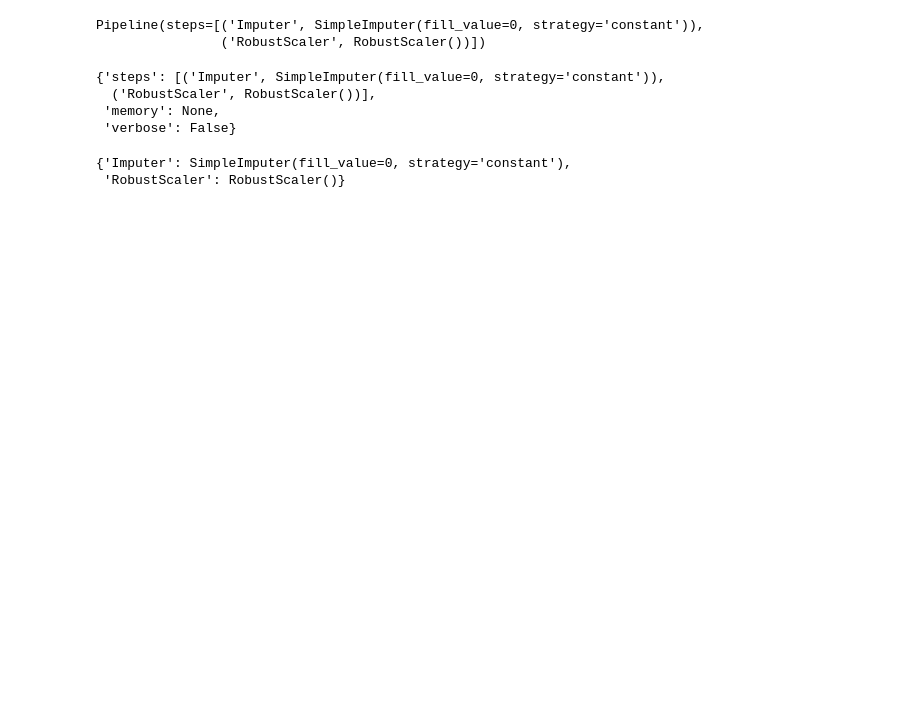
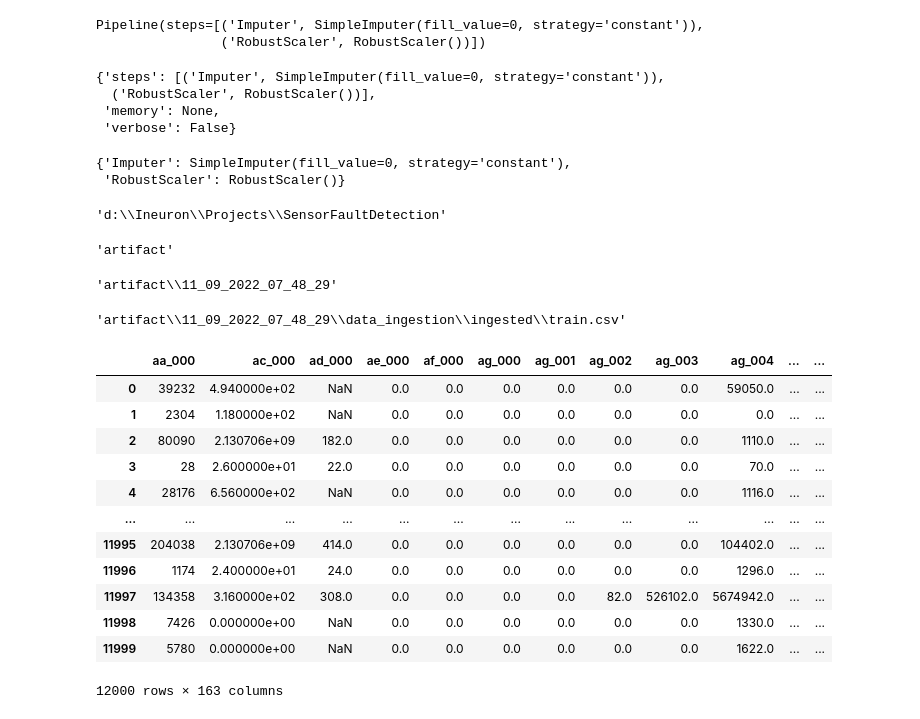
Before and after one commit to LijiAlex/SensorFaultDetection, a Jupyter notebook: Notebook/trails.ipynb, the cells around one changed output. Saved outputs shown, nothing was run; the diff lists cells and outputs as text; code cells hidden in the pictures; blank space fills up the shorter version.

```diff
--- a/Notebook/trails.ipynb
+++ b/Notebook/trails.ipynb
@@ -31,3 +31,9 @@ transformation_object.named_steps
 # %% [output]
 {'Imputer': SimpleImputer(fill_value=0, strategy='constant'),
  'RobustScaler': RobustScaler()}
+# %%
+import os
+os.chdir("../")
+os.getcwd()
+# %% [output]
+'d:\\Ineuron\\Projects\\SensorFaultDetection'
@@ -33,0 +42,35 @@ transformation_object.named_steps
+# %%
+ARTIFACT_DIR
+# %% [output]
+'artifact'
+# %%
+artifact_list = os.listdir(rf"{ARTIFACT_DIR}/")
+artifact_list.sort(reverse=True)
+latest_artifact_dir = artifact_list[0]
+latest_artifact_dir_path = os.path.join(ARTIFACT_DIR, latest_artifact_dir)
+latest_artifact_dir_path
+# %% [output]
+'artifact\\11_09_2022_07_48_29'
+# %%
+train_file = os.path.join(latest_artifact_dir_path, DATA_INGESTION_DIR_NAME, DATA_INGESTION_INGESTED_DIR, TRAIN_FILE_NAME)
+train_file
+# %% [output]
+'artifact\\11_09_2022_07_48_29\\data_ingestion\\ingested\\train.csv'
+# %%
+import pandas as pd
+df = pd.read_csv(train_file, index_col=False)
+df.drop([TARGET_COLUMN], axis= 1)
+# %% [output]
+|  | aa_000 | ac_000 | ad_000 | ae_000 | af_000 | ag_000 | ag_001 | ag_002 | ag_003 | ag_004 | ... | ... |
+| 0 | 39232 | 4.940000e+02 | NaN | 0.0 | 0.0 | 0.0 | 0.0 | 0.0 | 0.0 | 59050.0 | ... | ... |
+| 1 | 2304 | 1.180000e+02 | NaN | 0.0 | 0.0 | 0.0 | 0.0 | 0.0 | 0.0 | 0.0 | ... | ... |
+| 2 | 80090 | 2.130706e+09 | 182.0 | 0.0 | 0.0 | 0.0 | 0.0 | 0.0 | 0.0 | 1110.0 | ... | ... |
+| 3 | 28 | 2.600000e+01 | 22.0 | 0.0 | 0.0 | 0.0 | 0.0 | 0.0 | 0.0 | 70.0 | ... | ... |
+| 4 | 28176 | 6.560000e+02 | NaN | 0.0 | 0.0 | 0.0 | 0.0 | 0.0 | 0.0 | 1116.0 | ... | ... |
+| ... | ... | ... | ... | ... | ... | ... | ... | ... | ... | ... | ... | ... |
+| 11995 | 204038 | 2.130706e+09 | 414.0 | 0.0 | 0.0 | 0.0 | 0.0 | 0.0 | 0.0 | 104402.0 | ... | ... |
+| 11996 | 1174 | 2.400000e+01 | 24.0 | 0.0 | 0.0 | 0.0 | 0.0 | 0.0 | 0.0 | 1296.0 | ... | ... |
+| 11997 | 134358 | 3.160000e+02 | 308.0 | 0.0 | 0.0 | 0.0 | 0.0 | 82.0 | 526102.0 | 5674942.0 | ... | ... |
+| 11998 | 7426 | 0.000000e+00 | NaN | 0.0 | 0.0 | 0.0 | 0.0 | 0.0 | 0.0 | 1330.0 | ... | ... |
+| 11999 | 5780 | 0.000000e+00 | NaN | 0.0 | 0.0 | 0.0 | 0.0 | 0.0 | 0.0 | 1622.0 | ... | ... |
+12000 rows × 163 columns
```
Also changed, not shown: parts of 12 cells of this notebook, 13 other files.
